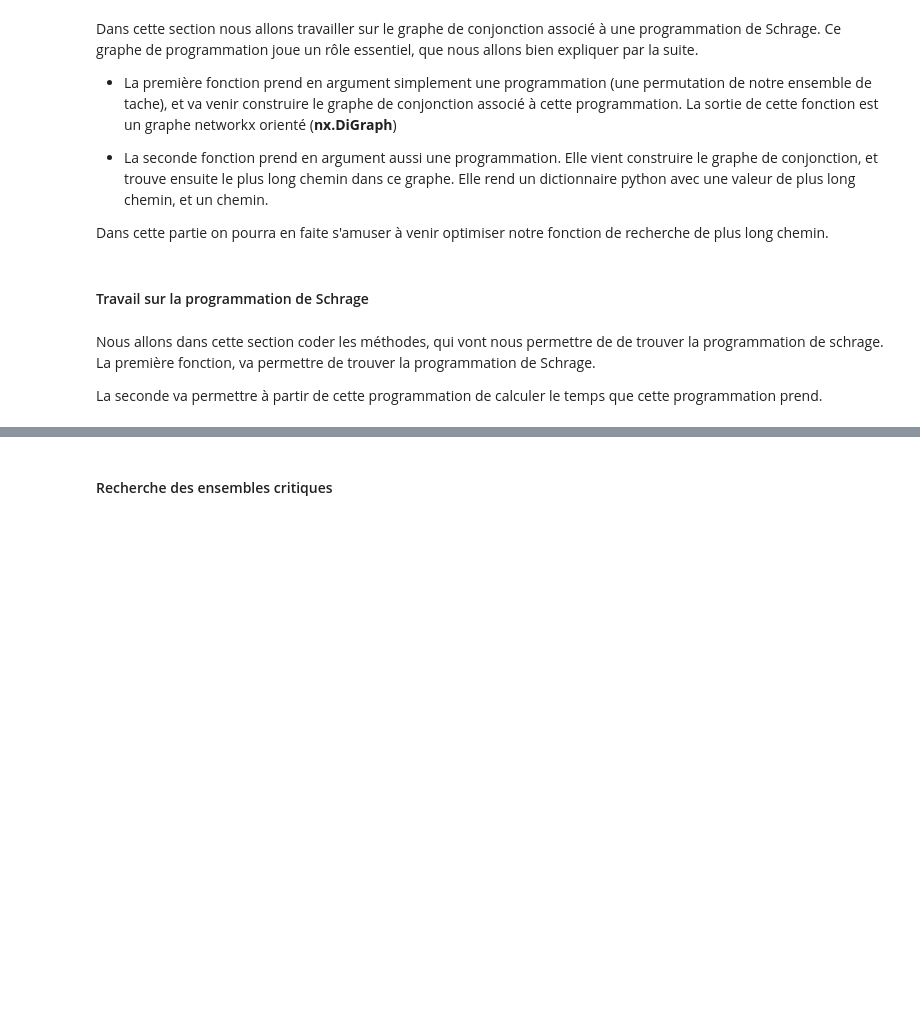
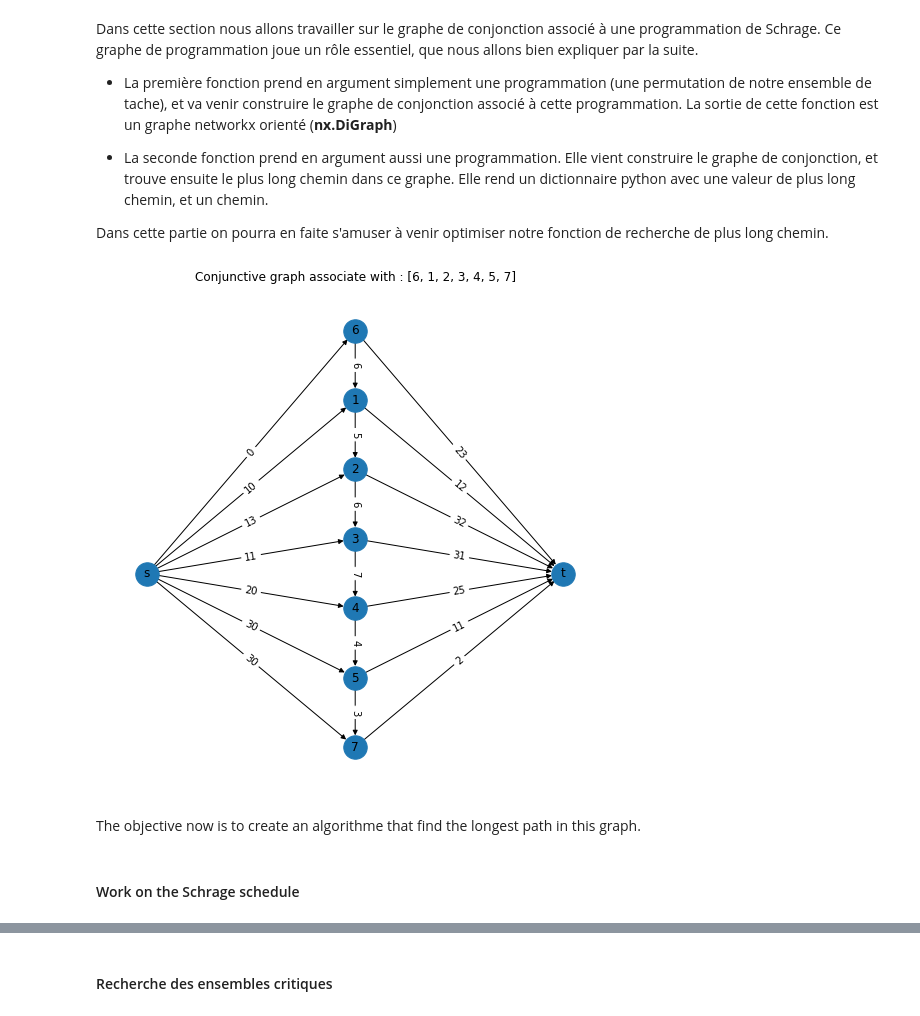
Before and after one commit to lolofo/ro_project_4gm, a Jupyter notebook: Node/prog_node.ipynb, the cells around one changed output, grey strips where cells are left out. Saved outputs shown, nothing was run; the diff lists cells and outputs as text; code cells hidden in the pictures; blank space fills up the shorter version.

```diff
--- a/Node/prog_node.ipynb
+++ b/Node/prog_node.ipynb
@@ -133,3 +205,10 @@ setattr(Node , "_construct_conjonctive" , _construct_conjonctive)
+# %%
+tab = [6, 1, 2, 3, 4, 5, 7] # schedule of the subject
+e._print_graph(tab , 7,7) # print of the schedule.
+# %% [output]
+[figure, added]
+# %% [markdown]
+The objective now is to create an algorithme that find the longest path in this graph.
 # %%
 def _longest_path(self, schedule):
     '''
@@ -147,9 +226,5 @@ def _longest_path(self, schedule):
 
 
 setattr(Node , "_longest_path" , _longest_path)
-# %% [markdown]
-#### Travail sur la programmation de Schrage
-# %% [markdown]
-Nous allons dans cette section coder les méthodes, qui vont nous permettre de de trouver la programmation de schrage. La première fonction, va permettre de trouver la programmation de Schrage.
-
-La seconde va permettre à partir de cette programmation de calculer le temps que cette programmation prend.
+# %% [markdown]
+#### Work on the Schrage schedule
```
Also changed, not shown: parts of 12 cells of this notebook.
